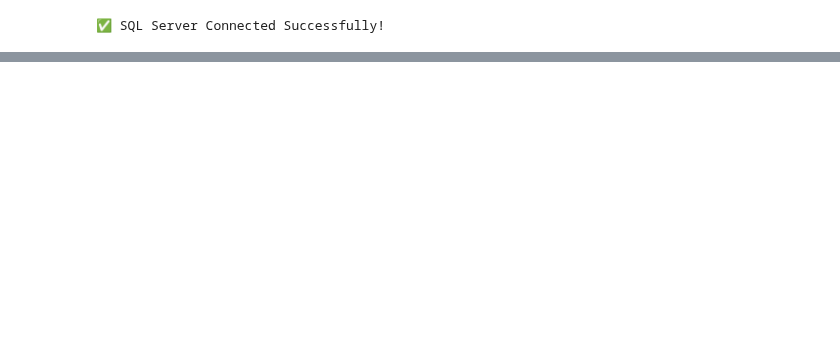
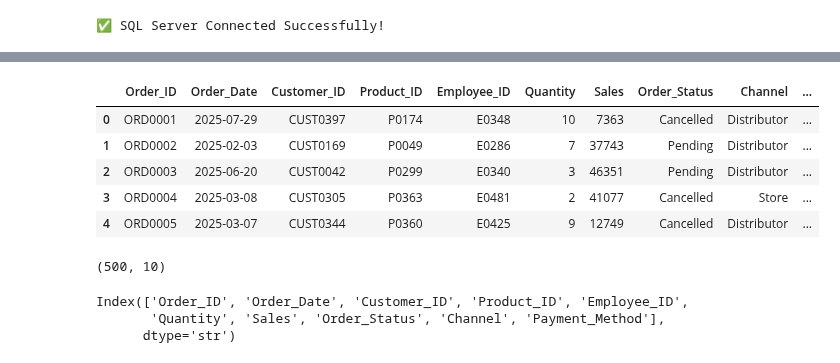
Before and after one commit to Suraj-kumar121K/PANDAS-CURSE, a Jupyter notebook: Practice_pandas/sql_connection.ipynb, the cells around one changed output, grey strips where cells are left out. Drawn from its saved outputs; the diff is of its cells as text; code cells hidden in the pictures; blank space fills up the shorter version.

```diff
--- a/Practice_pandas/sql_connection.ipynb
+++ b/Practice_pandas/sql_connection.ipynb
@@ -23,0 +88,21 @@ df
+# %%
+od = pd.read_sql("SELECT * FROM Order_data", conn)
+# %%
+od.head(5)
+# %% [output]
+|  | Order_ID | Order_Date | Customer_ID | Product_ID | Employee_ID | Quantity | Sales | Order_Status | Channel | ... |
+| 0 | ORD0001 | 2025-07-29 | CUST0397 | P0174 | E0348 | 10 | 7363 | Cancelled | Distributor | ... |
+| 1 | ORD0002 | 2025-02-03 | CUST0169 | P0049 | E0286 | 7 | 37743 | Pending | Distributor | ... |
+| 2 | ORD0003 | 2025-06-20 | CUST0042 | P0299 | E0340 | 3 | 46351 | Pending | Distributor | ... |
+| 3 | ORD0004 | 2025-03-08 | CUST0305 | P0363 | E0481 | 2 | 41077 | Cancelled | Store | ... |
+| 4 | ORD0005 | 2025-03-07 | CUST0344 | P0360 | E0425 | 9 | 12749 | Cancelled | Distributor | ... |
+# %%
+od.shape
+# %% [output]
+(500, 10)
+# %%
+od.columns
+# %% [output]
+Index(['Order_ID', 'Order_Date', 'Customer_ID', 'Product_ID', 'Employee_ID',
+       'Quantity', 'Sales', 'Order_Status', 'Channel', 'Payment_Method'],
+      dtype='str')
```
Also changed, not shown: parts of 22 cells of this notebook.
